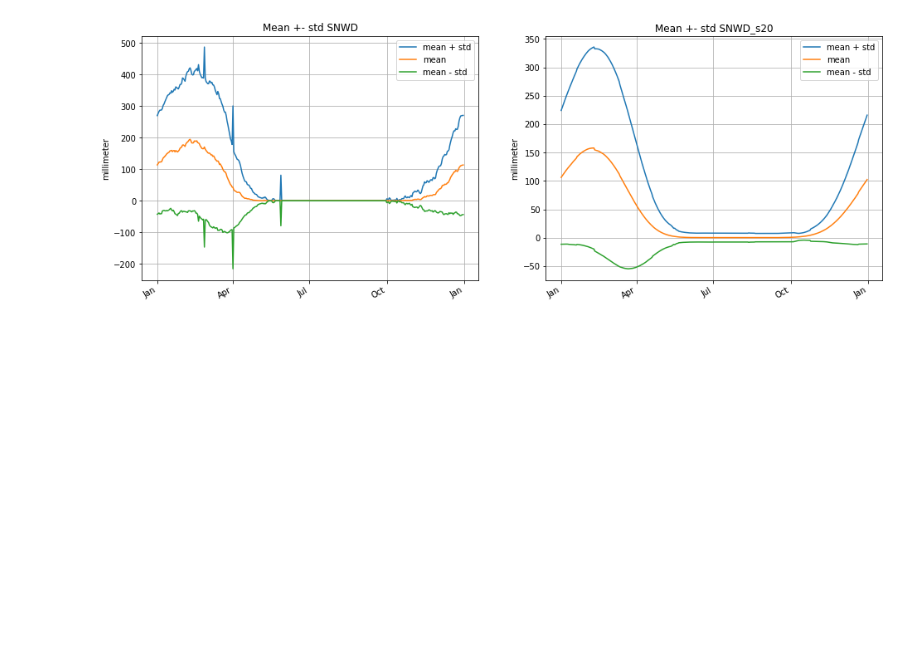
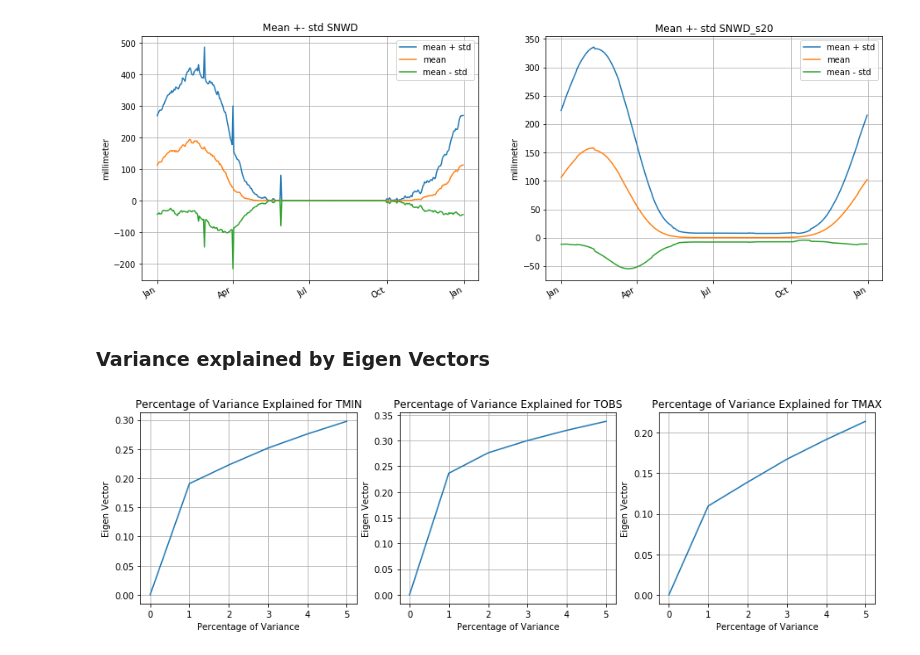
Before and after one commit to himanshu-suman/weather-analysis, a Jupyter notebook: weather_data_visualization.ipynb, the cells around one changed output. Drawn from its saved outputs; the diff is of its cells as text; code cells hidden in the pictures; blank space fills up the shorter version.

```diff
--- a/weather_data_visualization.ipynb
+++ b/weather_data_visualization.ipynb
@@ -357,3 +389,24 @@ plot_pair(["SNOW", "SNOW_s20"], plot_mean_std)
 plot_pair(["SNWD", "SNWD_s20"], plot_mean_std)
 # %% [output]
 [figure]
+# %% [markdown]
+### Variance explained by Eigen Vectors
+# %%
+def plot_var(ele):
+    plt.subplot(1, 3, ele)
+    eig_val = STAT[m]["eigval"]
+    k = 5
+    L = ([0,] + list(np.cumsum(eig_val[:k]))) / sum(eig_val)
+    plt.plot(L)
+    plt.title("Percentage of Variance Explained for {}".format(m))
+    plt.xlabel("Percentage of Variance")
+    plt.ylabel("Eigen Vector")
+    plt.grid()
+# %%
+plt.figure(figsize=(15, 4))
+ele = 1
+for m in ["TMIN", "TOBS", "TMAX"]:
+    plot_var(ele)
+    ele += 1
+# %% [output]
+[figure, added]
```
Also changed, not shown: parts of 21 cells of this notebook.
